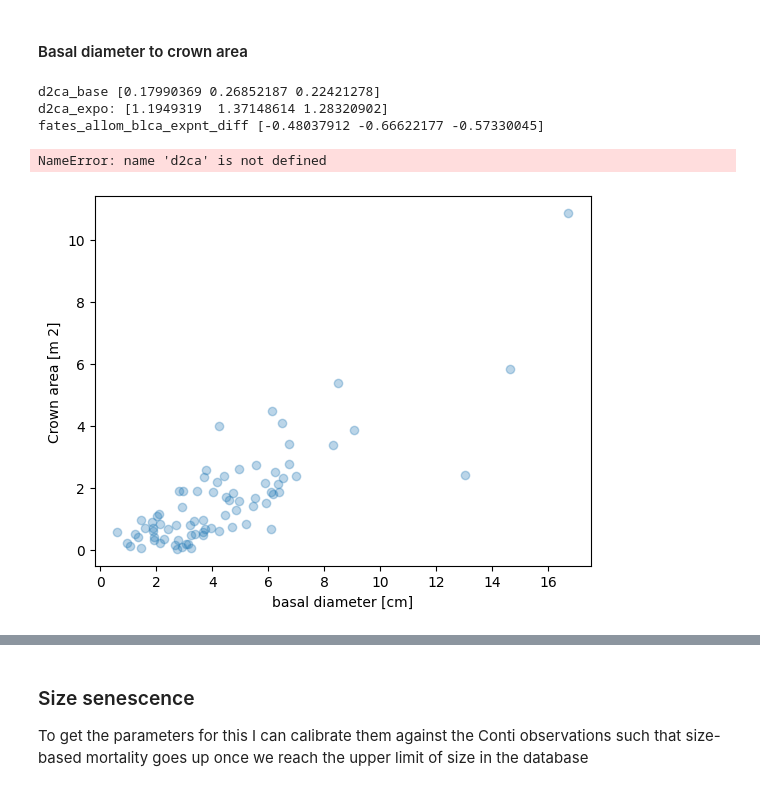
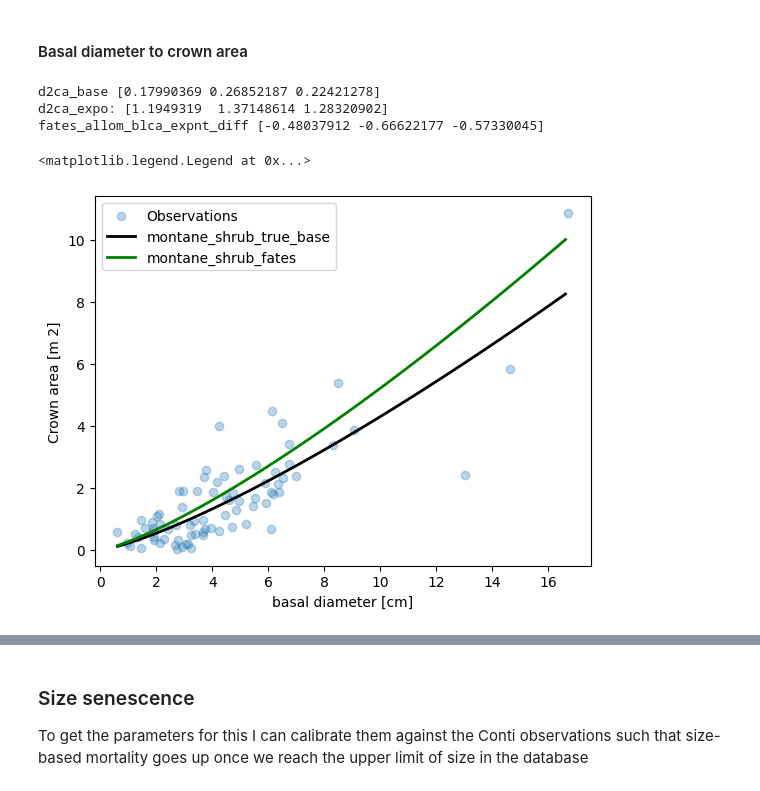
Before and after one commit to adamhb/california-fates, a Jupyter notebook: parameter_ranges/analyze_montane_shrub_trait_data.ipynb, the cells around one changed output, grey strips where cells are left out. Drawn from its saved outputs; the diff is of its cells as text; code cells hidden in the pictures.

```diff
--- a/parameter_ranges/analyze_montane_shrub_trait_data.ipynb
+++ b/parameter_ranges/analyze_montane_shrub_trait_data.ipynb
@@ -996,36 +996,36 @@ d2ca_expo = getMeanMinMaxofParam(param = 1)
 # Use variation in the estimate of the base parameter for fates_allom_d2ca_coefficient_(min/max)
 fates_allom_d2ca_coefficient_min = [d2ca_base[0] * 0.85, d2ca_base[0] * 1.15, d2ca_base[0]]
 fates_allom_d2ca_coefficient_max = [d2ca_base[1] * 0.85, d2ca_base[1] * 1.15, d2ca_base[1]]
 
 print("d2ca_base", d2ca_base)
 print("d2ca_expo:",d2ca_expo)
 
 # The exponent in FATES is calculated by adding and "exponent diff param" to fates_allom_d2bl2
 fates_allom_blca_expnt_diff = d2ca_expo - fates_allom_d2bl2
 add_param_to_allometry_dict("fates_allom_blca_expnt_diff",fates_allom_blca_expnt_diff)
 
 
 print("fates_allom_blca_expnt_diff",fates_allom_blca_expnt_diff)
 
 # Simple crown area model with fitted base and exponent
-crown_area_model = carea_2pwr(basal_diams, d2ca[2], d2ca_expo[2])
+crown_area_model = carea_2pwr(basal_diams, d2ca_base[2], d2ca_expo[2])
 
 # How FATES actually calculates crown area
 ca_fates = []
 for d in basal_diams:
     #parameterized with Jennifer's value for this
     ca_fates.append(d_to_crown_diameter_fates(d,fates_allom_d2bl2[2],fates_allom_blca_expnt_diff[2],
                                         0.1,d2ca_max=0.523,d2ca_min=0.244))
 
 plt.plot(basal_diams, crown_area_model, label = "montane_shrub_true_base", color = "black", lw = 2)
 plt.plot(basal_diams, ca_fates, label = "montane_shrub_fates", color = "green", lw =2)
 plt.legend()
 # %% [output]
 d2ca_base [0.17990369 0.26852187 0.22421278]
 d2ca_expo: [1.1949319  1.37148614 1.28320902]
 fates_allom_blca_expnt_diff [-0.48037912 -0.66622177 -0.57330045]
-NameError: name 'd2ca' is not defined
+<matplotlib.legend.Legend at 0x...>
-[figure, old version]
+[figure, new version]
 # %%
 print(fates_allom_d2ca_coefficient_min)
 print(fates_allom_d2ca_coefficient_max)
```
Also changed, not shown: parts of 4 cells of this notebook, 10 other files.
